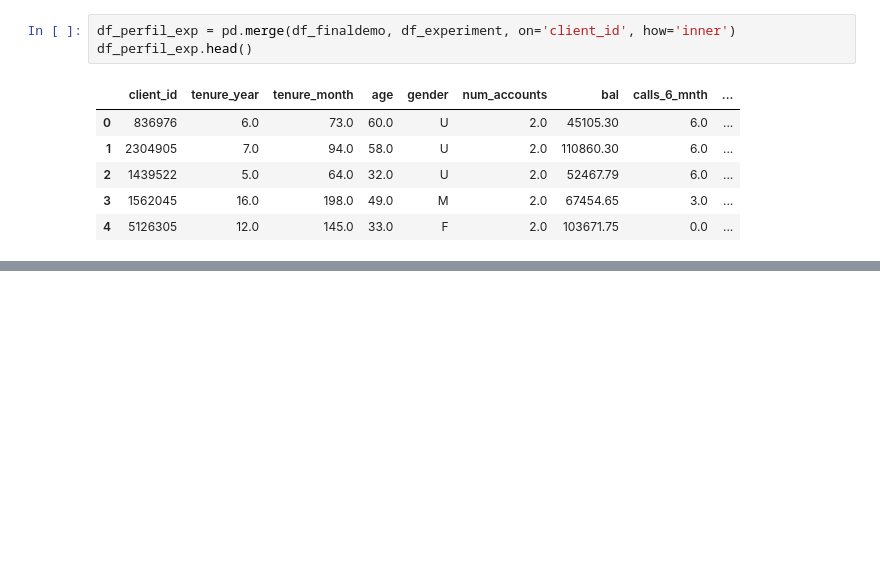
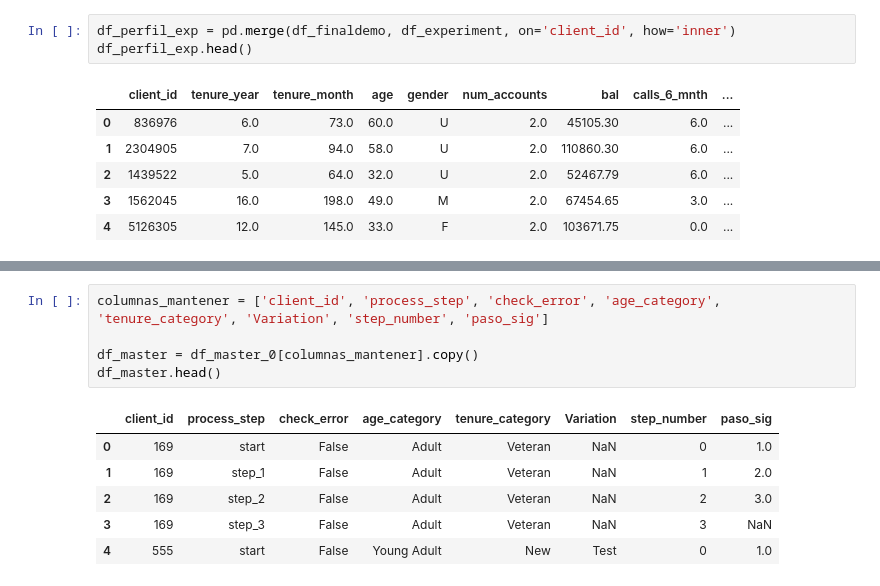
Before and after one commit to bperezlovisolo/Proyecto_4, a Jupyter notebook: notebooks/proyecto.ipynb, the cells around one changed output, grey strips where cells are left out. Drawn from its saved outputs; the diff is of its cells as text; blank space fills up the shorter version.

```diff
--- a/notebooks/proyecto.ipynb
+++ b/notebooks/proyecto.ipynb
@@ -122,0 +132,12 @@ df_master.head()
+# %%
+columnas_mantener = ['client_id', 'process_step', 'check_error', 'age_category', 'tenure_category', 'Variation', 'step_number', 'paso_sig']
+
+df_master = df_master_0[columnas_mantener].copy()
+df_master.head()
+# %% [output]
+|  | client_id | process_step | check_error | age_category | tenure_category | Variation | step_number | paso_sig |
+| 0 | 169 | start | False | Adult | Veteran | NaN | 0 | 1.0 |
+| 1 | 169 | step_1 | False | Adult | Veteran | NaN | 1 | 2.0 |
+| 2 | 169 | step_2 | False | Adult | Veteran | NaN | 2 | 3.0 |
+| 3 | 169 | step_3 | False | Adult | Veteran | NaN | 3 | NaN |
+| 4 | 555 | start | False | Young Adult | New | Test | 0 | 1.0 |
```
Also changed, not shown: parts of 2 cells of this notebook.
